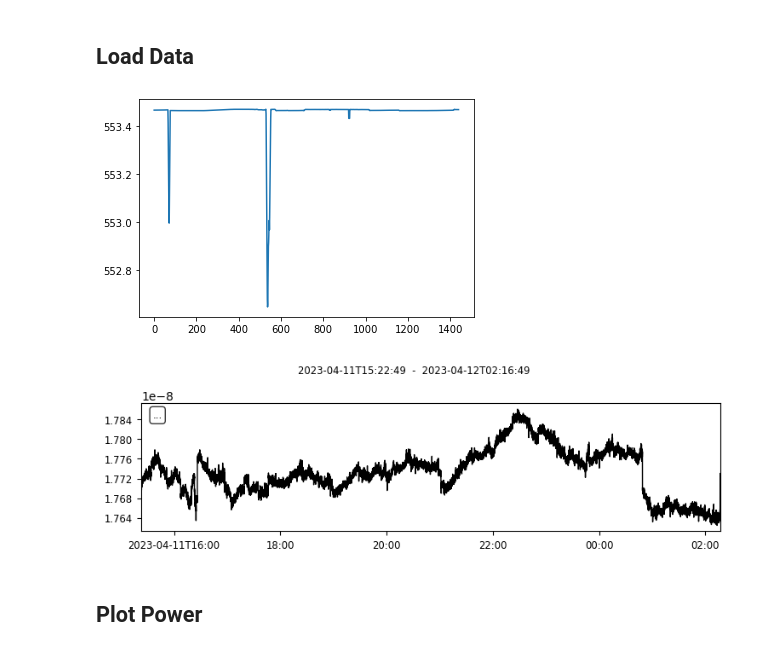
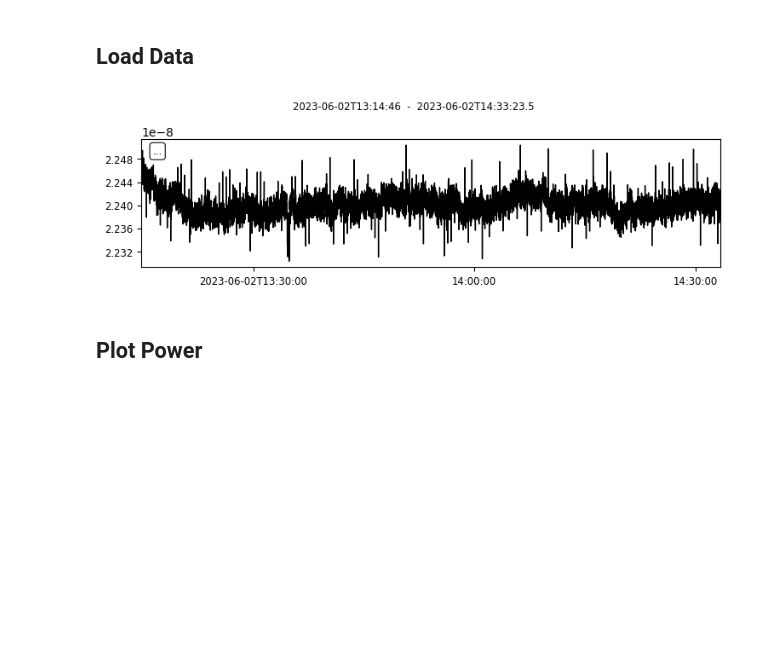
Before and after one commit to andbrocode/notebooks2, a Jupyter notebook: SagnacFrequency/SagnacFrequency_BeamPower.ipynb, the cells around one changed output. Drawn from its saved outputs; the diff is of its cells as text; code cells hidden in the pictures; blank space fills up the shorter version.

```diff
--- a/SagnacFrequency/SagnacFrequency_BeamPower.ipynb
+++ b/SagnacFrequency/SagnacFrequency_BeamPower.ipynb
@@ -26,9 +26,11 @@ config = {}
 
 config['seed'] = "BW.DROMY..FJZ"
 
-config['filename'] = "FJZ_powermeter_2"
+# config['filename'] = "FJZ_powermeter_2"
+config['filename'] = "FJZ_powermeter_20230602"
 
-config['tbeg'] = UTCDateTime("2023-04-11 00:00")
-config['tend'] = UTCDateTime("2023-04-11 00:00")
+config['tbeg'] = UTCDateTime("2023-06-02 13:00")
+config['tend'] = UTCDateTime("2023-06-02 14:30")
 
 config['datapath'] = data_path+"sagnac_frequency/beampower/"
+config['data_sagnac'] = data_path+"sagnac_frequency/autodata/"
@@ -77,22 +83,20 @@ def __load_data(config):
         file = cha+"_"+str(dat)[:10].replace("-","")+".pkl"
 
         try:
-            df0 = read_pickle(config['datapath']+file)
+            df0 = read_pickle(config['data_sagnac']+file)
             df = concat([df, df0])
         except:
-            print(f"error for {config['datapath']}{file}")
+            print(f"error for {config['data_sagnac']}{file}")
 
     return df
 # %%
 config['seed'] = "BW.DROMY..FJZ"
 fjz = __load_data(config)
-fjz.freqs.plot()
 
 power = read(config['datapath']+config['filename']+".mseed")
 power.plot();
 # %% [output]
-[figure, old version]
+[figure, new version]
-[figure, removed]
 # %%
 from andbro__utc_to_mjd import __utc_to_mjd
 
```
Also changed, not shown: parts of 4 cells of this notebook, 9 other files.
